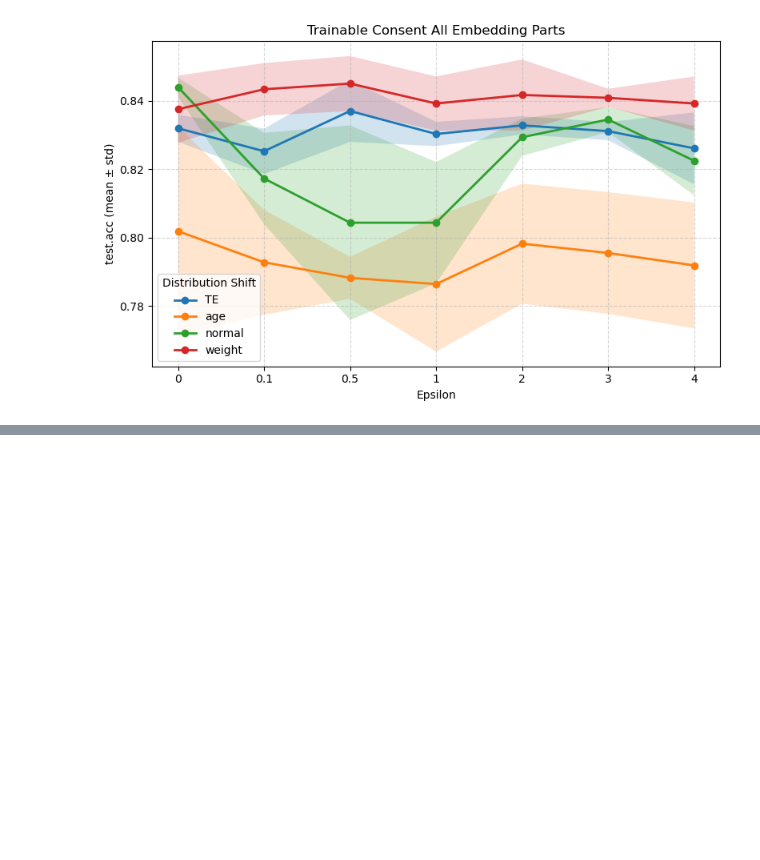
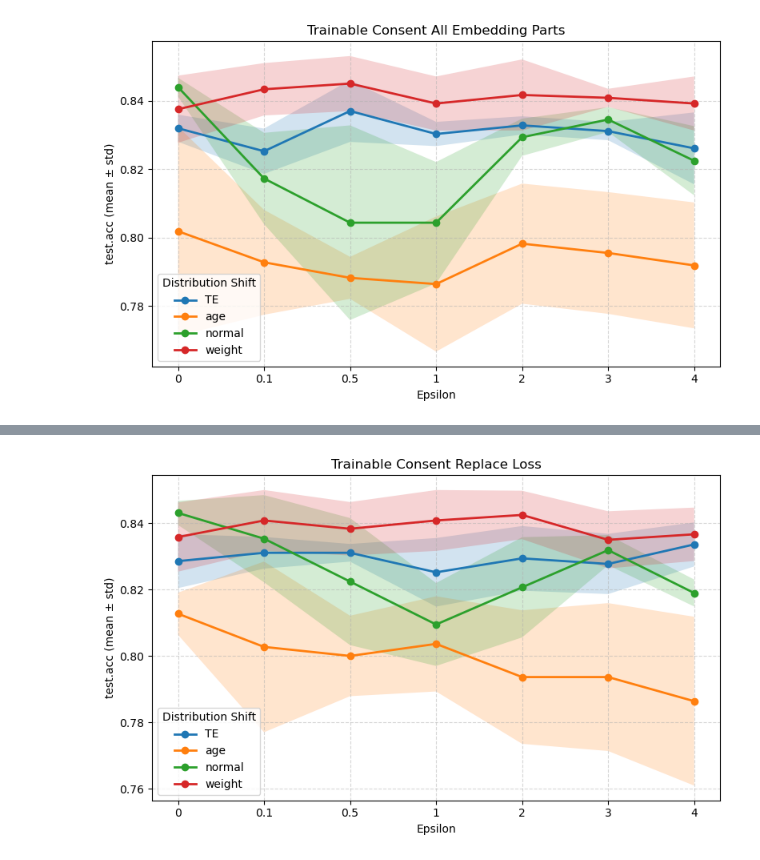
Before and after one commit to kgutjahr/STiL-TTA, a Jupyter notebook: data/summarize_results.ipynb, the cells around one changed output, grey strips where cells are left out. Drawn from its saved outputs; the diff is of its cells as text; code cells hidden in the pictures; blank space fills up the shorter version.

```diff
--- a/data/summarize_results.ipynb
+++ b/data/summarize_results.ipynb
@@ -283,0 +299,9 @@ plot_two_grouped_df(df=summed_c_df, first_group_col=group_col, second_group_col=
+# %%
+loss_path = os.path.join(BASE_PATH, "train_consent_loss")
+group_col = "epsilon"
+df_c_loss = create_two_group_df(dir_path=loss_path, filename="test", group_col=group_col)
+summed_c_loss_df = summarize_two_groups_df(df=df_c_loss, first_group_col=group_col, second_group_col="Shift")
+# %%
+plot_two_grouped_df(df=summed_c_loss_df, first_group_col=group_col, second_group_col="Shift", metric="test.acc", title="Trainable Consent Replace Loss")
+# %% [output]
+[figure, added]
```
Also changed, not shown: parts of 5 cells of this notebook, 30 other files.
